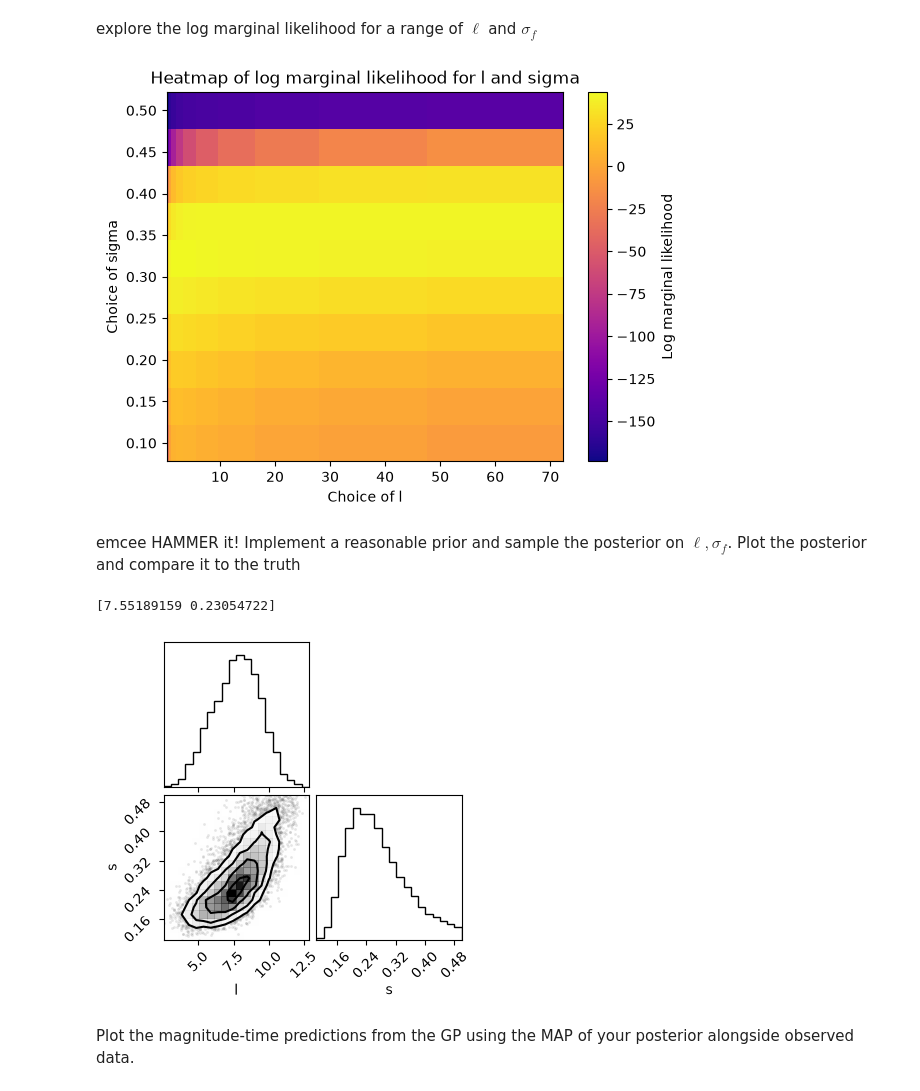
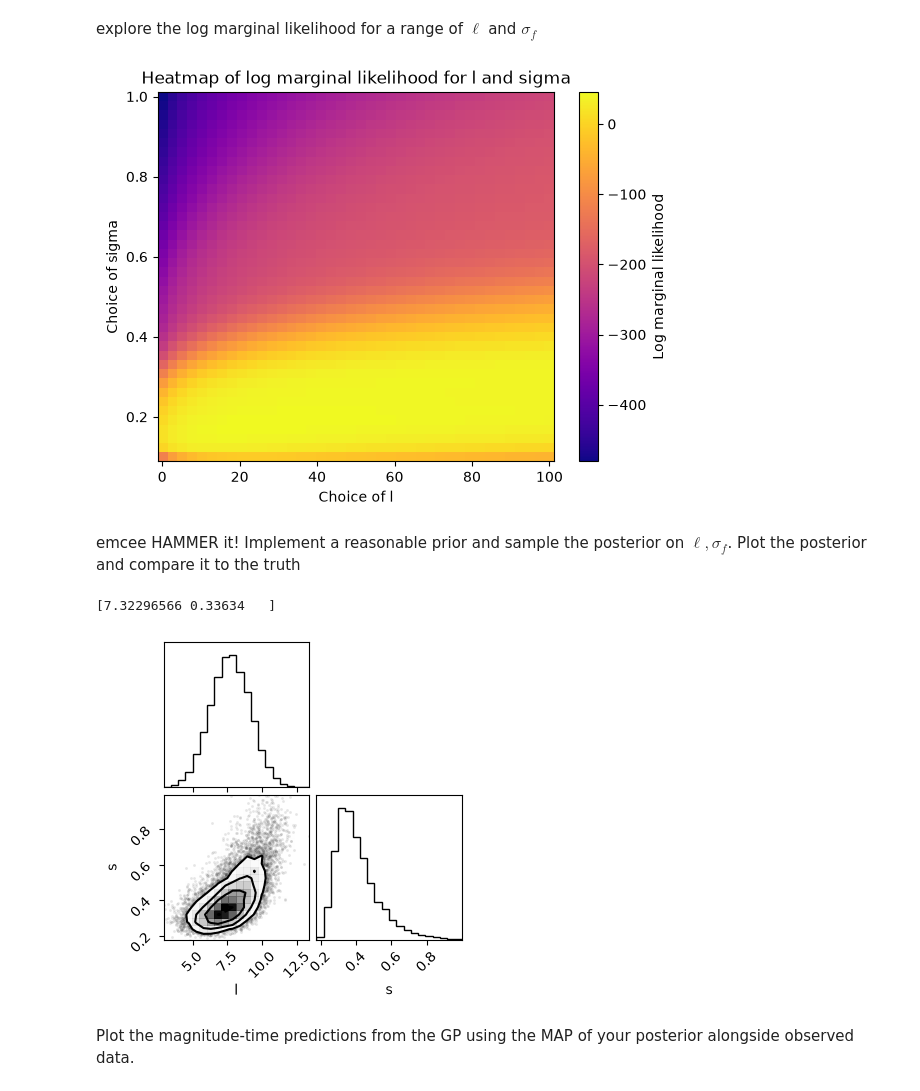
Before and after one commit to asamcnaughton/ast384c, a Jupyter notebook: hw/gp_lightcurve.ipynb, the cells around one changed output. Cells and saved outputs as stored; diff of their text form; code cells hidden in the pictures.

```diff
--- a/hw/gp_lightcurve.ipynb
+++ b/hw/gp_lightcurve.ipynb
@@ -179,35 +179,38 @@ def neg_log_marg(theta,t,y):
 # %% [markdown]
 explore the log marginal likelihood for a range of $\ell$ and $\sigma_f$
 # %%
-
+ltest = np.linspace(0.1,100,40)
+stest = np.linspace(0.1,1.0,40)
 pairs = np.array(np.meshgrid(ltest, stest)).T.reshape(-1, 2)
 xl, ys = np.array(np.meshgrid(ltest, stest))
+
+
 lg = []
 for i in range(len(pairs)):
     lg = lg + [log_marg_likelihood(t,y,pairs[i,0],pairs[i,1])[0]]
 lg = np.array(lg)
 lgz = lg.reshape(len(ltest),len(stest))
 plt.pcolormesh(xl,ys,lgz, shading='auto',cmap='plasma')
 plt.colorbar(label='Log marginal likelihood')
 plt.xlabel('Choice of l')
 plt.ylabel('Choice of sigma')
 plt.title('Heatmap of log marginal likelihood for l and sigma')
 plt.show()
 # %% [output]
-[figure, old version]
+[figure, new version]
 # %% [markdown]
 emcee HAMMER it! Implement a reasonable prior and sample the posterior on $\ell, \sigma_f$. Plot the posterior and compare it to the truth
 # %%
 theta_guess = [12,0.35]
 import scipy.optimize as opt
 import corner
-theta_est = opt.minimize(neg_log_marg,theta_guess,method='Nelder-Mead',args=(t,y)).x
+theta_est = opt.minax.plot(tgrid, f_true, color='0.75', lw=2, label='true f(t)')imize(neg_log_marg,theta_guess,method='Nelder-Mead',args=(t,y)).x
 print(theta_est)
 
 def log_prior(theta):
     ell, sf = theta
     if not (0.1 < ell < 100): return -np.inf
-    if not (0.1 < sf < 0.5 ): return -np.inf
+    if not (0 < sf < 1 ): return -np.inf
     return 0.0
 
 def log_post(theta, t,s):
@@ -215,12 +218,12 @@ def log_post(theta, t,s):
     if not np.isfinite(lp): return -np.inf
     return lp + lmarg_like(theta, t,s)
 # %% [output]
-[7.55189159 0.23054722]
+[7.32296566 0.33634   ]
 # %%
 
 import emcee
-ndim, nwalkers, nsteps, nburn = [2,32,5000,600]
-pos = theta_guess + 1e-1*np.random.rand(nwalkers,ndim)
+ndim, nwalkers, nsteps, nburn = [2,32,8000,600]
+pos = theta_est + 1e-1*np.random.rand(nwalkers,ndim)
 
 sampler = emcee.EnsembleSampler(nwalkers, ndim,
                                 log_post,
@@ -233,7 +236,7 @@ fig = plt.figure(figsize=(4,4))
 fig = corner.corner(flat, labels=labels, fig=fig)
 plt.show()
 # %% [output]
-[figure, old version]
+[figure, new version]
 # %% [markdown]
 Plot the magnitude-time predictions from the GP using the MAP of your posterior alongside observed data.
 # %%
```
Also changed, not shown: parts of 2 cells of this notebook, 13 other files.
